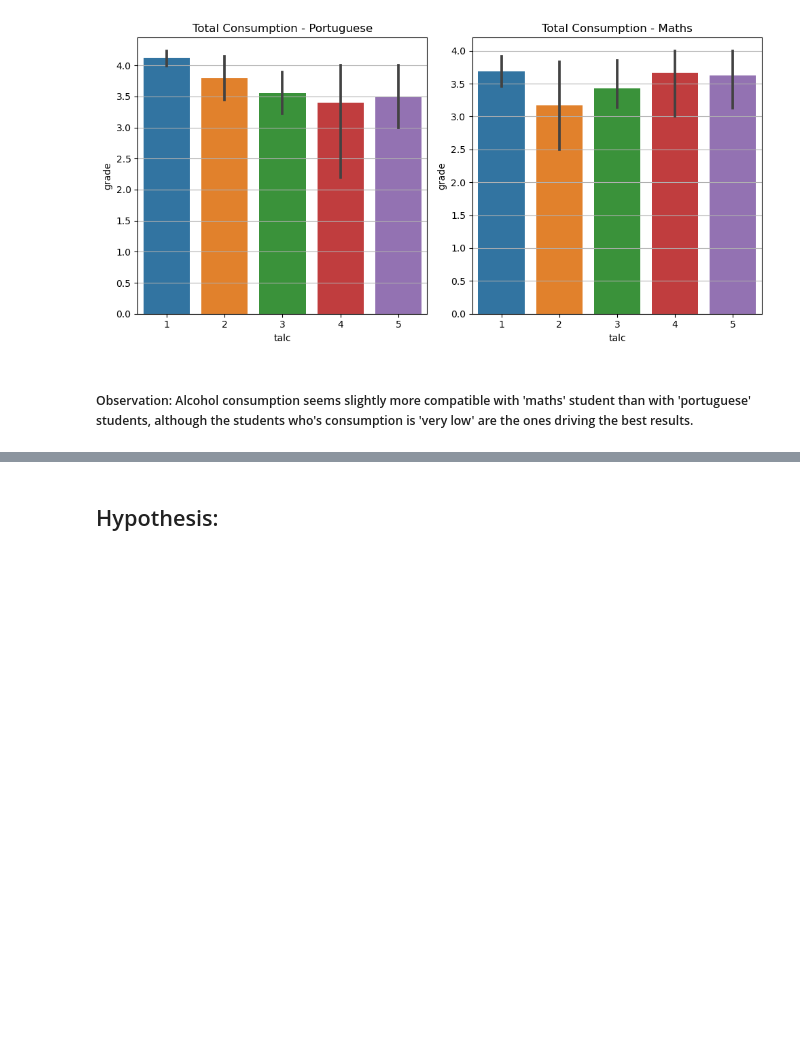
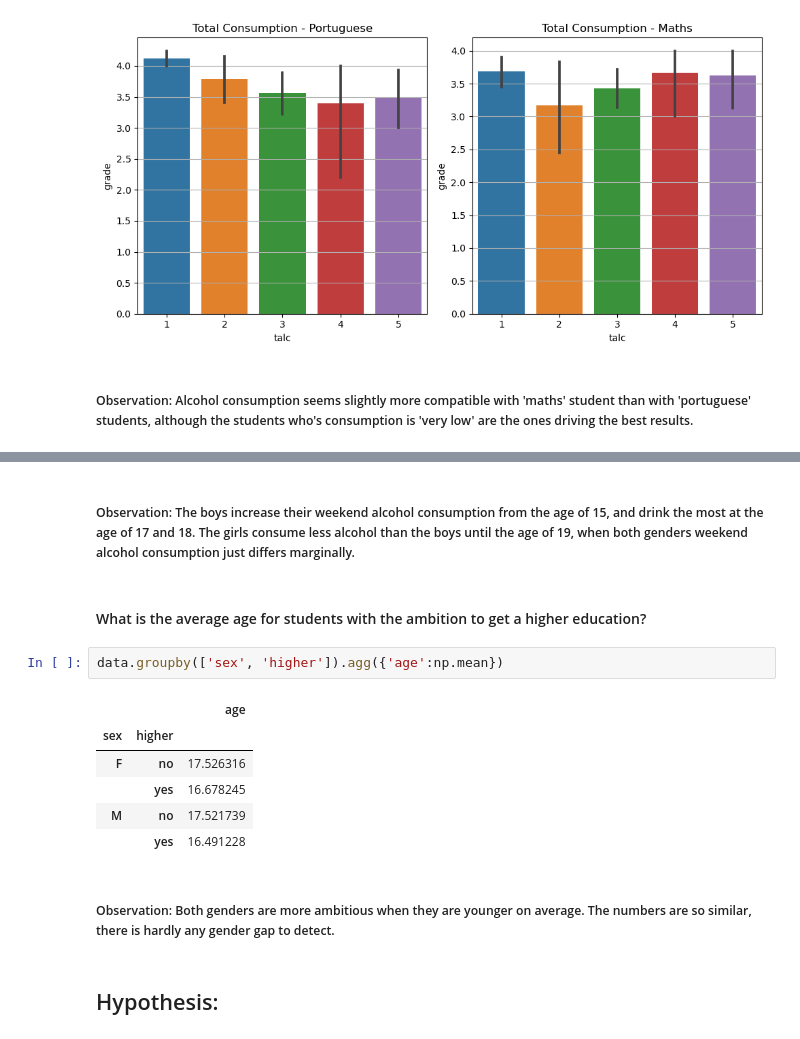
Before and after one commit to OliverEves/mid_bootcamp_project, a Jupyter notebook: Notebooks/clean.ipynb, the cells around one changed output, grey strips where cells are left out. Cells and saved outputs as stored; diff of their text form; blank space fills up the shorter version.

```diff
--- a/Notebooks/clean.ipynb
+++ b/Notebooks/clean.ipynb
@@ -821,3 +858,18 @@ plt.show()
+# %% [markdown]
+##### Observation: The boys increase their weekend alcohol consumption from the age of 15, and drink the most at the age of 17 and 18. The girls consume less alcohol than the boys until the age of 19, when both genders weekend alcohol consumption just differs marginally.
+# %% [markdown]
+#### What is the average age for students with the ambition to get a higher education?
+# %%
+data.groupby(['sex', 'higher']).agg({'age':np.mean})
+# %% [output]
+|  |  | age |
+| sex | higher |  |
+| F | no | 17.526316 |
+|  | yes | 16.678245 |
+| M | no | 17.521739 |
+|  | yes | 16.491228 |
+# %% [markdown]
+##### Observation: Both genders are more ambitious when they are younger on average. The numbers are so similar, there is hardly any gender gap to detect.
 # %% [markdown]
 ## Hypothesis:
 # %% [markdown]
```
Also changed, not shown: parts of 9 cells of this notebook, 31 other files.
